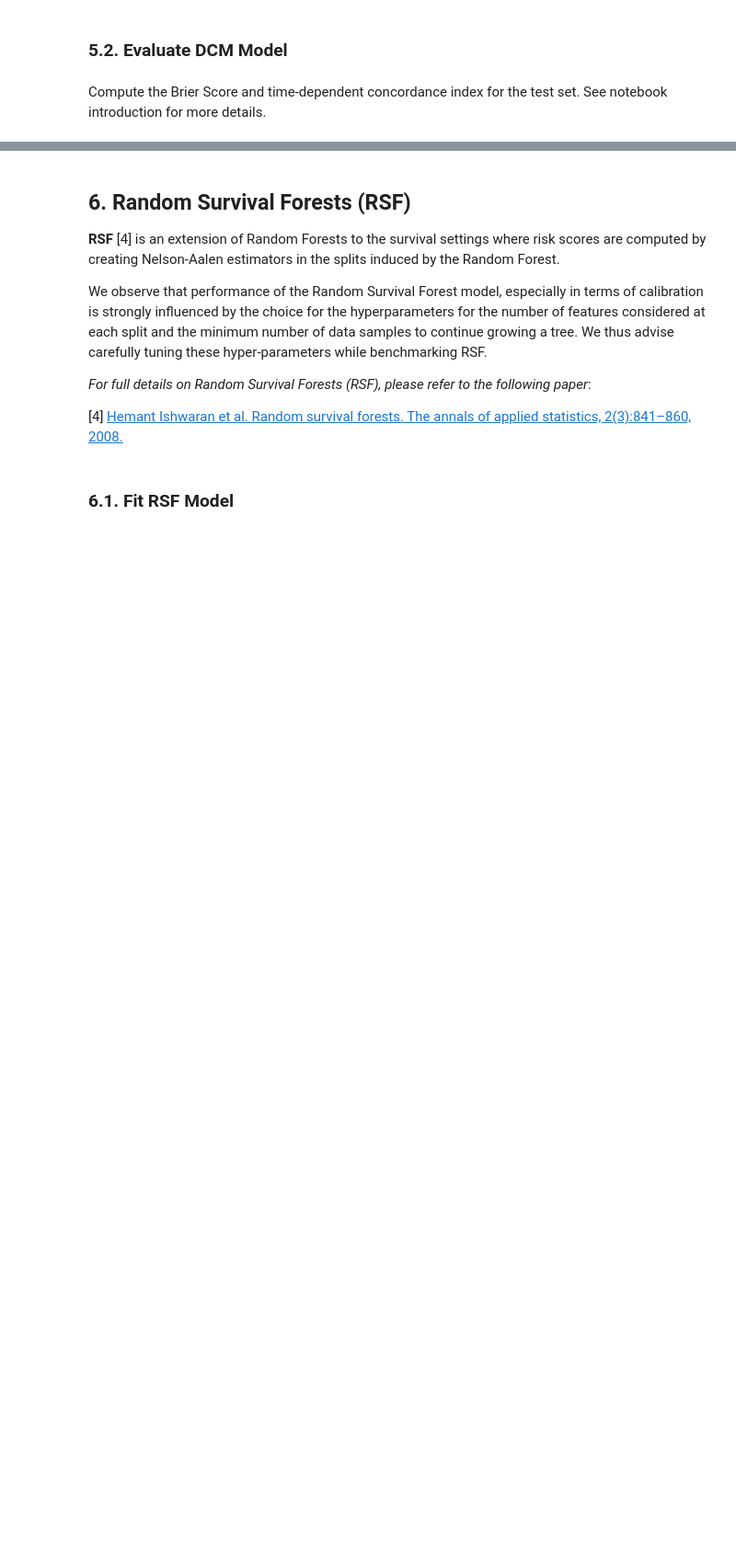
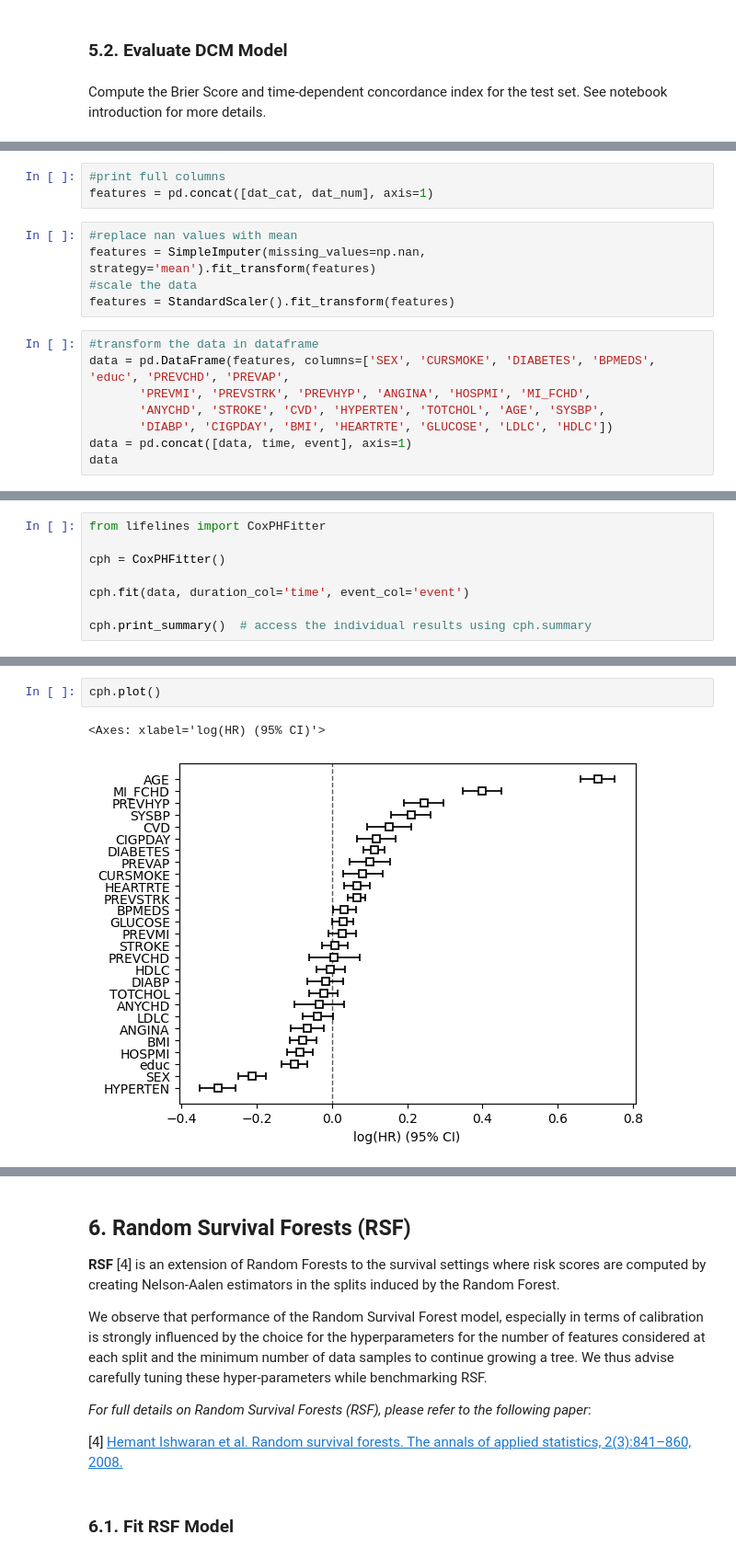
Before and after one commit to FeckNeck/auton-survival-DCM-L1-penalization, a Jupyter notebook: examples/Survival Regression with Auton-Survival.ipynb, the cells around one changed output, grey strips where cells are left out. Shown at 92% size. Cells and saved outputs as stored; diff of their text form; blank space fills up the shorter version.

```diff
--- a/examples/Survival Regression with Auton-Survival.ipynb
+++ b/examples/Survival Regression with Auton-Survival.ipynb
@@ -438,0 +861,16 @@ plot_performance_metrics(results, times)
+# %%
+#print full columns
+features = pd.concat([dat_cat, dat_num], axis=1)
+# %%
+#replace nan values with mean
+features = SimpleImputer(missing_values=np.nan, strategy='mean').fit_transform(features)
+#scale the data
+features = StandardScaler().fit_transform(features)
+# %%
+#transform the data in dataframe
+data = pd.DataFrame(features, columns=['SEX', 'CURSMOKE', 'DIABETES', 'BPMEDS', 'educ', 'PREVCHD', 'PREVAP',
+       'PREVMI', 'PREVSTRK', 'PREVHYP', 'ANGINA', 'HOSPMI', 'MI_FCHD',
+       'ANYCHD', 'STROKE', 'CVD', 'HYPERTEN', 'TOTCHOL', 'AGE', 'SYSBP',
+       'DIABP', 'CIGPDAY', 'BMI', 'HEARTRTE', 'GLUCOSE', 'LDLC', 'HDLC'])
+data = pd.concat([data, time, event], axis=1)
+data
@@ -438,0 +891,8 @@ plot_performance_metrics(results, times)
+# %%
+from lifelines import CoxPHFitter
+
+cph = CoxPHFitter()
+
+cph.fit(data, duration_col='time', event_col='event')
+
+cph.print_summary()  # access the individual results using cph.summary
@@ -438,0 +929,5 @@ plot_performance_metrics(results, times)
+# %%
+cph.plot()
+# %% [output]
+<Axes: xlabel='log(HR) (95% CI)'>
+[figure, added]
```
Also changed, not shown: parts of 68 cells of this notebook, 6 other files.
